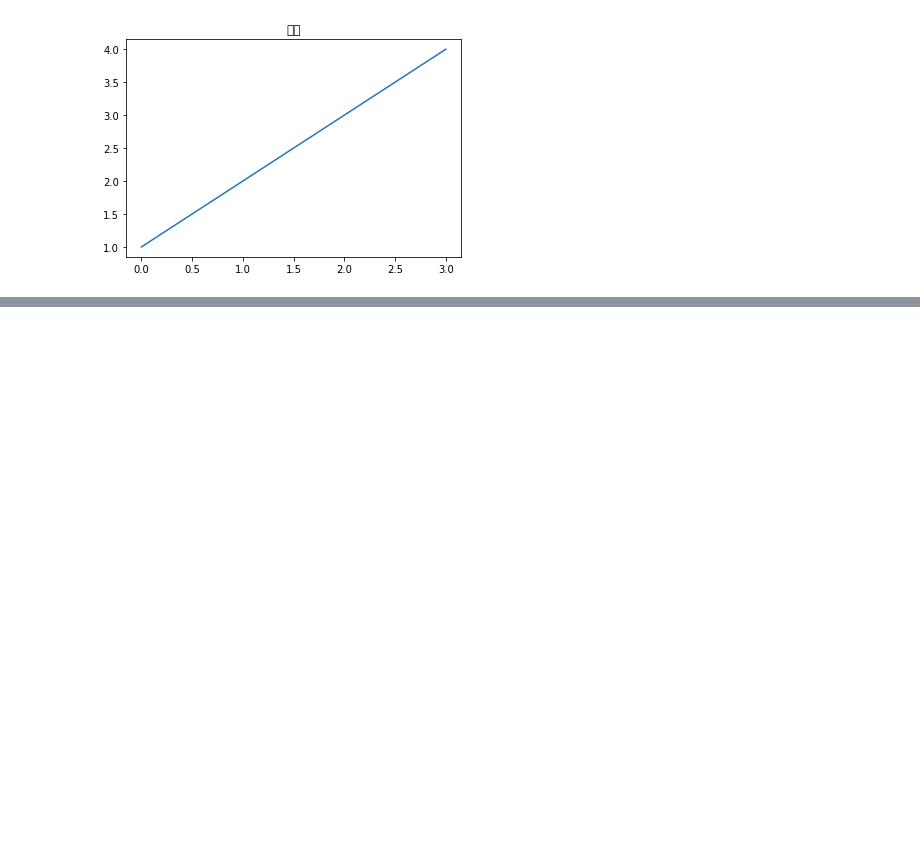
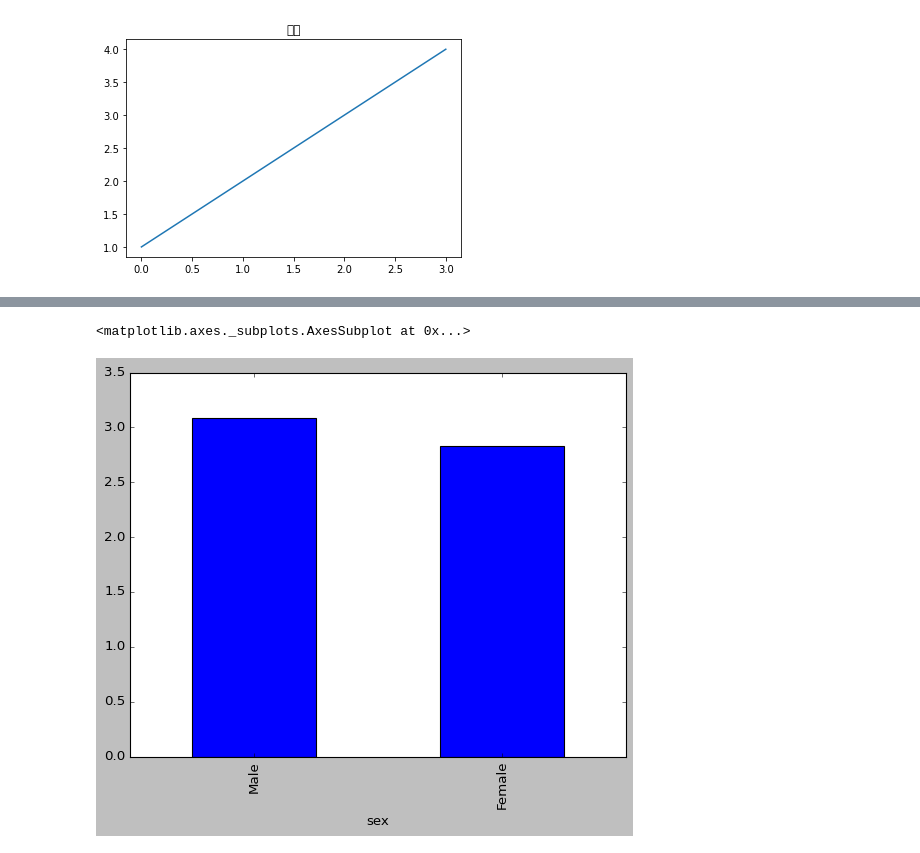
Before and after one commit to kimberlyydanij/python_demo, a Jupyter notebook: python_23_matplotlib.ipynb, the cells around one changed output, grey strips where cells are left out. Cells and saved outputs as stored; diff of their text form; code cells hidden in the pictures; blank space fills up the shorter version.

```diff
--- a/python_23_matplotlib.ipynb
+++ b/python_23_matplotlib.ipynb
@@ -109,0 +169,6 @@ plt.plot([1,2,3,4])
+# %%
+plt.style.use('classic')
+tips.groupby('sex')['tip'].mean().plot.bar()
+# %% [output]
+<matplotlib.axes._subplots.AxesSubplot at 0x...>
+[figure, added]
```
Also changed, not shown: parts of 15 cells of this notebook.
